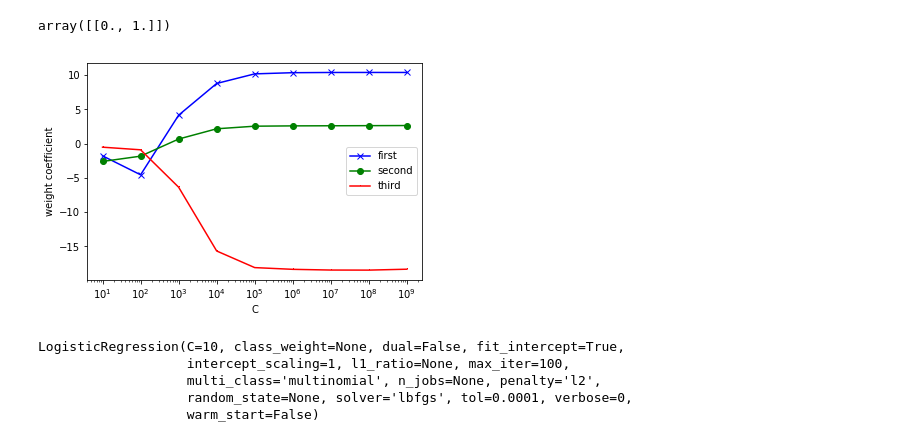
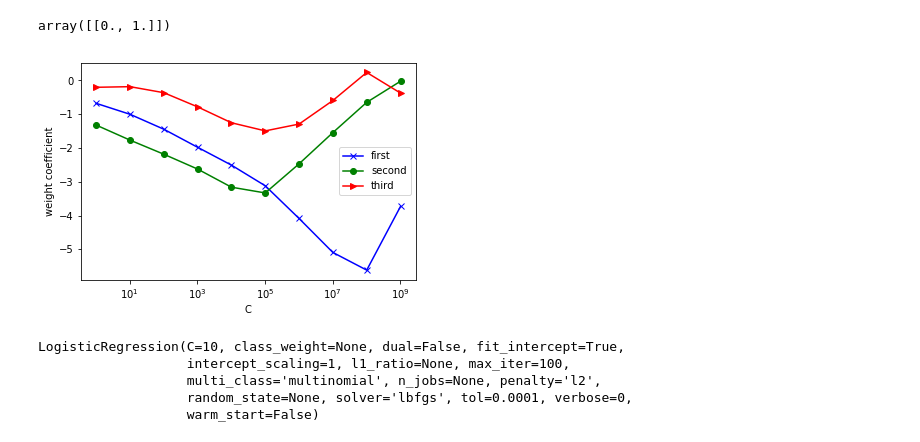
Before and after one commit to allaccountstaken/predicting_bank_distress, a Jupyter notebook: regression_banks_2010.ipynb, the cells around one changed output. Saved outputs shown, nothing was run; the diff lists cells and outputs as text; code cells hidden in the pictures.

Commit message:
convergense param added

```diff
--- a/regression_banks_2010.ipynb
+++ b/regression_banks_2010.ipynb
@@ -359,27 +359,27 @@ log_reg.predict_proba([[126622,
 array([[0., 1.]])
 # %%
 weights, params = [], []
-for c in np.arange(1, 10):
-    lr = LogisticRegression(C=10**c, random_state=0)
+for c in np.arange(0.01, 10):
+    lr = LogisticRegression(C=2**c, random_state=0, solver='lbfgs')
     lr.fit(X_train_std, y_train)
     weights.append(lr.coef_[0])
     params.append(10**c)
 
 weights = np.array(weights)
 
 # Decision region drawing
 import matplotlib.pyplot as plt
 
 plt.plot(params, weights[:, 0], color='blue', marker='x', label='first')
 plt.plot(params, weights[:, 1], color='green',  marker='o', label='second')
-plt.plot(params, weights[:, 2], color='r',  marker=',', label='third')
+plt.plot(params, weights[:, 2], color='r',  marker='>', label='third')
 plt.ylabel('weight coefficient')
 plt.xlabel('C')
 plt.legend(loc='right')
 plt.xscale('log')
 plt.show()
 # %% [output]
-[figure, old version]
+[figure, new version]
 # %%
 softmax_reg = LogisticRegression(multi_class='multinomial', solver='lbfgs', C=10)
 softmax_reg.fit(X_train_std, y_train)
```
